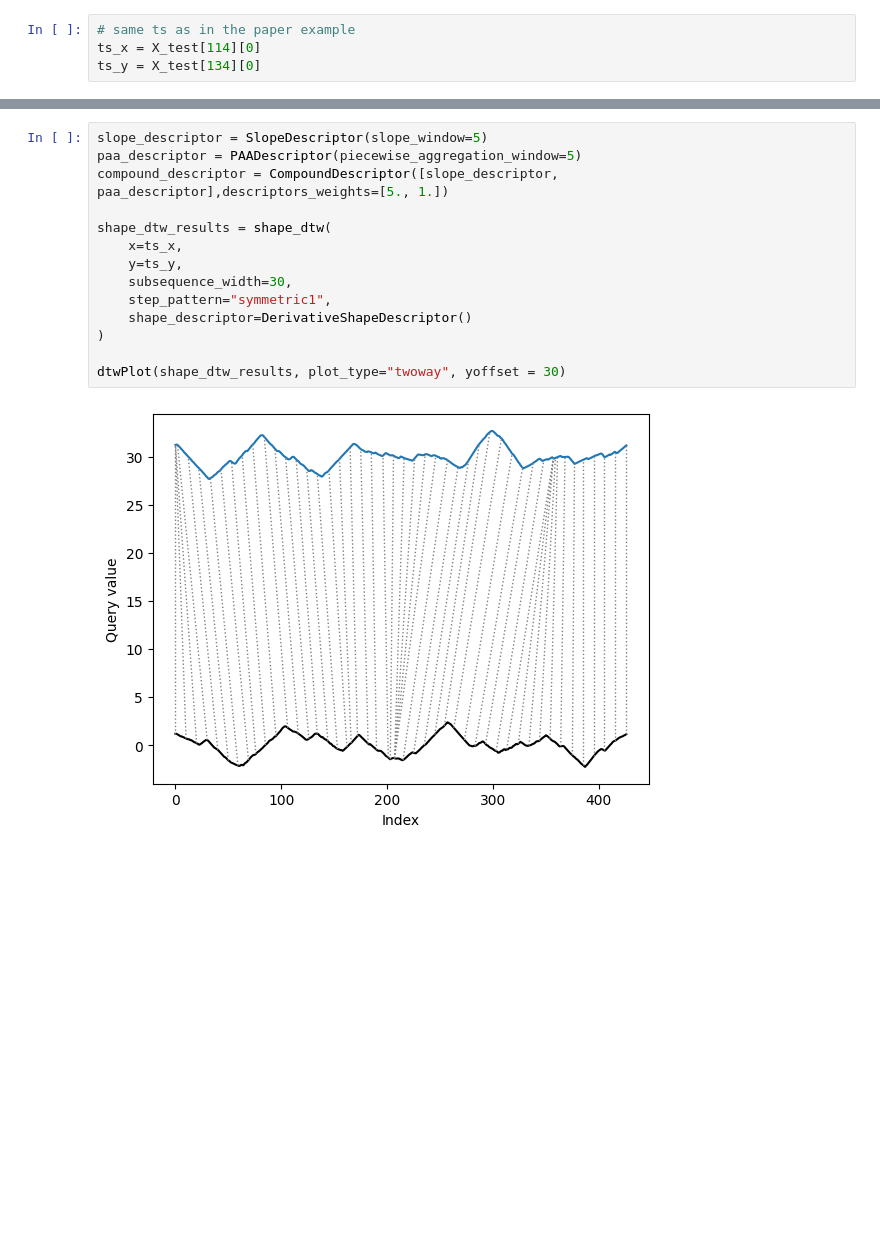
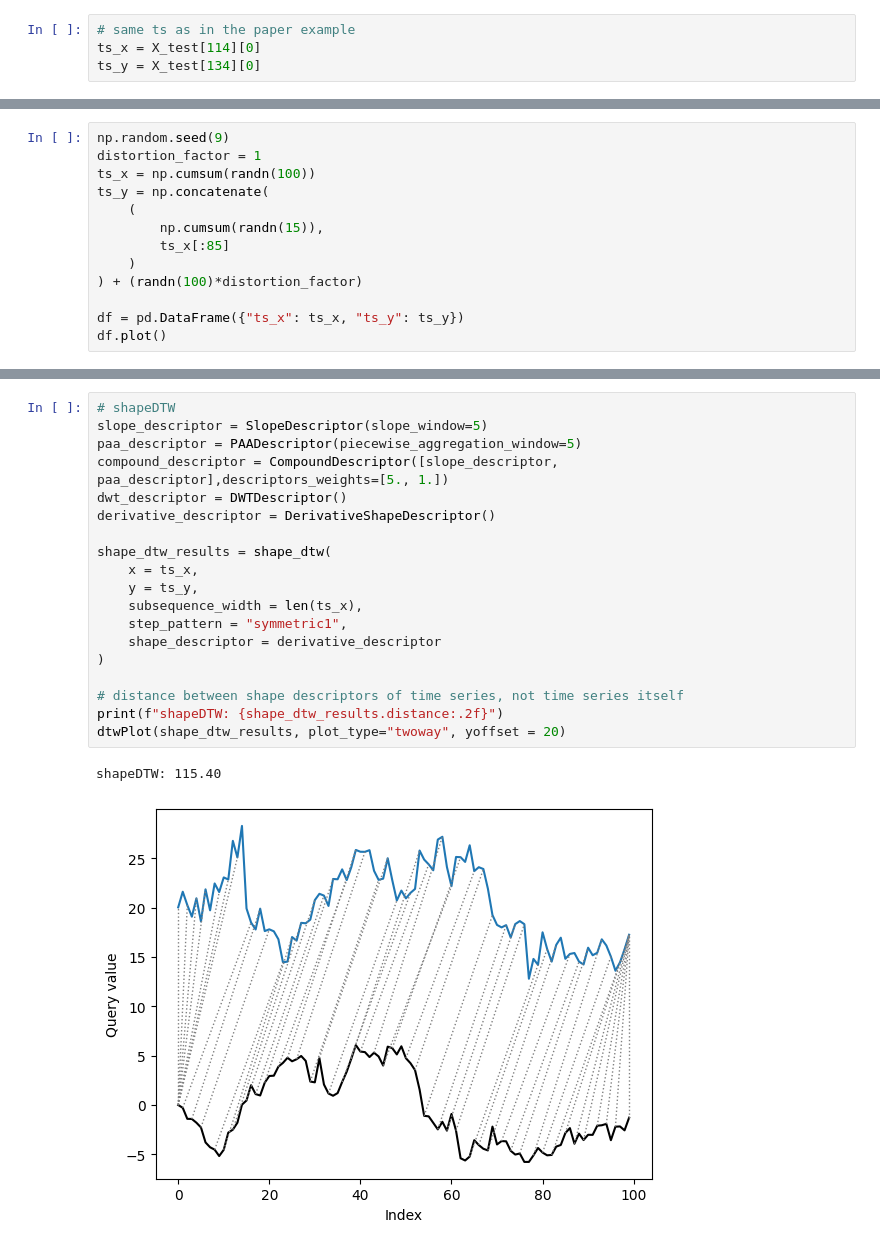
Before and after one commit to adlemoreau/shapedtw-timeseries, a Jupyter notebook: full_method.ipynb, the cells around one changed output, grey strips where cells are left out. Drawn from its saved outputs; the diff is of its cells as text; blank space fills up the shorter version.

```diff
--- a/full_method.ipynb
+++ b/full_method.ipynb
@@ -35,0 +49,13 @@ ts_y = X_test[134][0]
+# %%
+np.random.seed(9)
+distortion_factor = 1
+ts_x = np.cumsum(randn(100))
+ts_y = np.concatenate(
+    (
+        np.cumsum(randn(15)),
+        ts_x[:85]
+    )
+) + (randn(100)*distortion_factor)
+
+df = pd.DataFrame({"ts_x": ts_x, "ts_y": ts_y})
+df.plot()
@@ -36,16 +73,22 @@ ts_y = X_test[134][0]
 # %%
+# shapeDTW
 slope_descriptor = SlopeDescriptor(slope_window=5)
 paa_descriptor = PAADescriptor(piecewise_aggregation_window=5)
 compound_descriptor = CompoundDescriptor([slope_descriptor, paa_descriptor],descriptors_weights=[5., 1.])
+dwt_descriptor = DWTDescriptor()
+derivative_descriptor = DerivativeShapeDescriptor()
 
 shape_dtw_results = shape_dtw(
-    x=ts_x,
-    y=ts_y,
-    subsequence_width=30,
-    step_pattern="symmetric1",
-    shape_descriptor=DerivativeShapeDescriptor()
+    x = ts_x,
+    y = ts_y,
+    subsequence_width = len(ts_x),
+    step_pattern = "symmetric1",
+    shape_descriptor = derivative_descriptor
 )
 
-dtwPlot(shape_dtw_results, plot_type="twoway", yoffset = 30)
+# distance between shape descriptors of time series, not time series itself
+print(f"shapeDTW: {shape_dtw_results.distance:.2f}")
+dtwPlot(shape_dtw_results, plot_type="twoway", yoffset = 20)
 # %% [output]
+shapeDTW: 115.40
-[figure, old version]
+[figure, new version]
```
Also changed, not shown: parts of 17 cells of this notebook, 1 other file.
